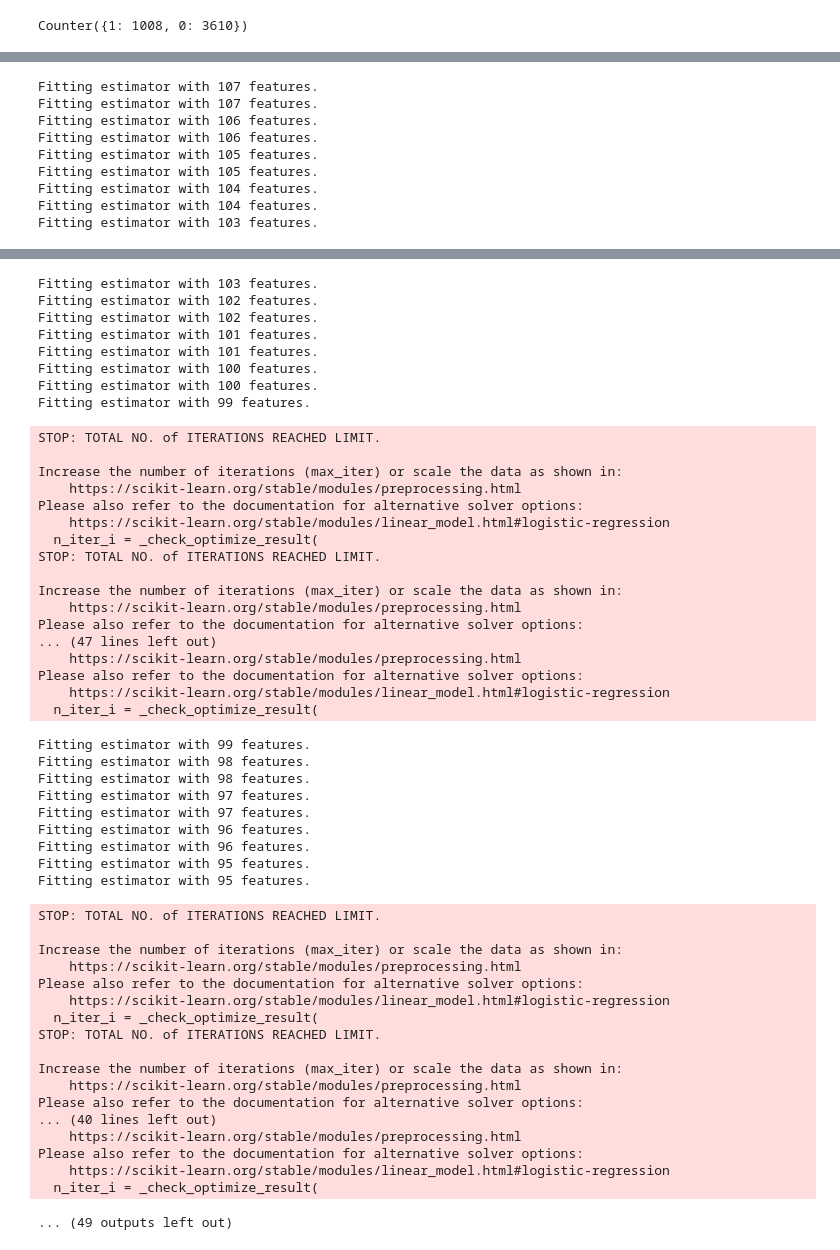
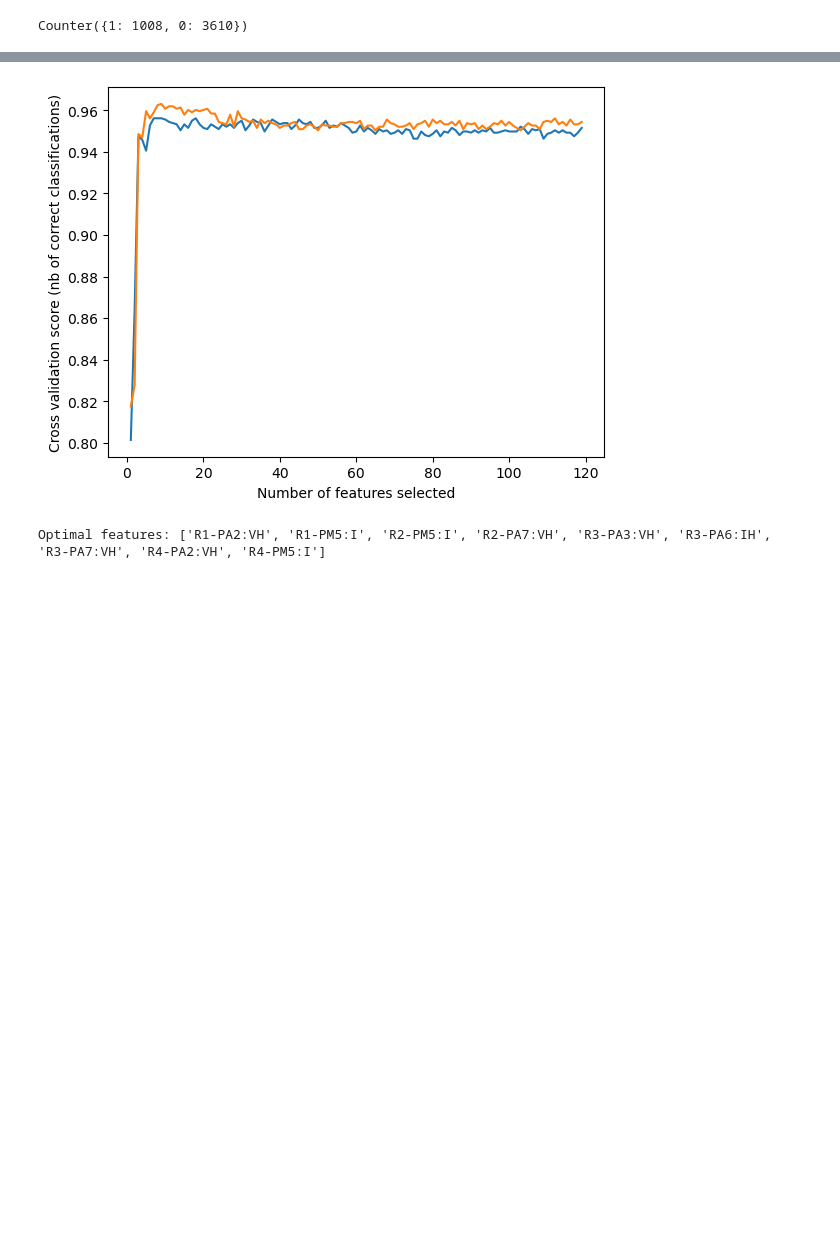
Before and after one commit to VictoKu1/IndustrialControlSystemCyberAttackDetectingCourse, a Jupyter notebook: Industrial_Power_Control_Cyber_Attacks_Detection.ipynb, the cells around one changed output, grey strips where cells are left out. Cells and saved outputs as stored; diff of their text form; code cells hidden in the pictures; blank space fills up the shorter version.

```diff
--- a/Industrial_Power_Control_Cyber_Attacks_Detection.ipynb
+++ b/Industrial_Power_Control_Cyber_Attacks_Detection.ipynb
@@ -404,7 +411,8 @@ from sklearn.model_selection import StratifiedKFold
 # Create the RFE object and compute a cross-validated score.
 # The "accuracy" scoring is proportional to the number of correct classifications
 recall_scorer = make_scorer(recall_score, pos_label=1, average='macro')
-rfecv = RFECV(estimator=LogisticRegression(), step=1, cv=StratifiedKFold(2), scoring='accuracy', verbose=1, n_jobs=-1)
+rfecv = RFECV(estimator=RandomForestClassifier(n_estimators=750,criterion= "entropy",max_depth= 20, min_samples_split= 2, random_state=43), step=1, cv=StratifiedKFold(2), scoring='accuracy', verbose=1, n_jobs=-1)
+#rfecv = RFECV(estimator=LogisticRegression(), step=1, cv=StratifiedKFold(2), scoring='accuracy', verbose=1, n_jobs=-1)
 rfecv.fit(X_train, y_train)
 
 print("Optimal number of features : %d" % rfecv.n_features_)
@@ -497,9 +447,0 @@ Please also refer to the documentation for alternative solver options:
-Fitting estimator with 107 features.
-Fitting estimator with 107 features.
-Fitting estimator with 106 features.
-Fitting estimator with 106 features.
-Fitting estimator with 105 features.
-Fitting estimator with 105 features.
-Fitting estimator with 104 features.
-Fitting estimator with 104 features.
-Fitting estimator with 103 features.
@@ -523,55 +448,13 @@ Please also refer to the documentation for alternative solver options:
-Fitting estimator with 103 features.
-Fitting estimator with 102 features.
-Fitting estimator with 102 features.
-Fitting estimator with 101 features.
-Fitting estimator with 101 features.
-Fitting estimator with 100 features.
-Fitting estimator with 100 features.
-Fitting estimator with 99 features.
-STOP: TOTAL NO. of ITERATIONS REACHED LIMIT.
-
-Increase the number of iterations (max_iter) or scale the data as shown in:
-    https://scikit-learn.org/stable/modules/preprocessing.html
-Please also refer to the documentation for alternative solver options:
-    https://scikit-learn.org/stable/modules/linear_model.html#logistic-regression
-  n_iter_i = _check_optimize_result(
-STOP: TOTAL NO. of ITERATIONS REACHED LIMIT.
-
-Increase the number of iterations (max_iter) or scale the data as shown in:
-    https://scikit-learn.org/stable/modules/preprocessing.html
-Please also refer to the documentation for alternative solver options:
-... (47 lines left out)
-    https://scikit-learn.org/stable/modules/preprocessing.html
-Please also refer to the documentation for alternative solver options:
-    https://scikit-learn.org/stable/modules/linear_model.html#logistic-regression
-  n_iter_i = _check_optimize_result(
-Fitting estimator with 99 features.
-Fitting estimator with 98 features.
-Fitting estimator with 98 features.
-Fitting estimator with 97 features.
-Fitting estimator with 97 features.
-Fitting estimator with 96 features.
-Fitting estimator with 96 features.
-Fitting estimator with 95 features.
-Fitting estimator with 95 features.
-STOP: TOTAL NO. of ITERATIONS REACHED LIMIT.
-
-Increase the number of iterations (max_iter) or scale the data as shown in:
-    https://scikit-learn.org/stable/modules/preprocessing.html
-Please also refer to the documentation for alternative solver options:
-    https://scikit-learn.org/stable/modules/linear_model.html#logistic-regression
-  n_iter_i = _check_optimize_result(
-STOP: TOTAL NO. of ITERATIONS REACHED LIMIT.
-
-Increase the number of iterations (max_iter) or scale the data as shown in:
-    https://scikit-learn.org/stable/modules/preprocessing.html
-Please also refer to the documentation for alternative solver options:
-... (40 lines left out)
-    https://scikit-learn.org/stable/modules/preprocessing.html
-Please also refer to the documentation for alternative solver options:
-    https://scikit-learn.org/stable/modules/linear_model.html#logistic-regression
-  n_iter_i = _check_optimize_result(
-... (49 outputs left out)
+[figure, added]
+# %%
+# Print the optimal features
+optimal_features = []
+for i in range(len(rfecv.support_)):
+    if rfecv.support_[i]:
+        optimal_features.append(features_list[i])
+print("Optimal features: "+str(optimal_features))
+# %% [output]
+Optimal features: ['R1-PA2:VH', 'R1-PM5:I', 'R2-PM5:I', 'R2-PA7:VH', 'R3-PA3:VH', 'R3-PA6:IH', 'R3-PA7:VH', 'R4-PA2:VH', 'R4-PM5:I']
 # %%
 def create_grid_search(model, params):
     # Create a grid search object which is used to find the best hyperparameters for the model
```
Also changed, not shown: parts of 16 cells of this notebook, 5 other files.
